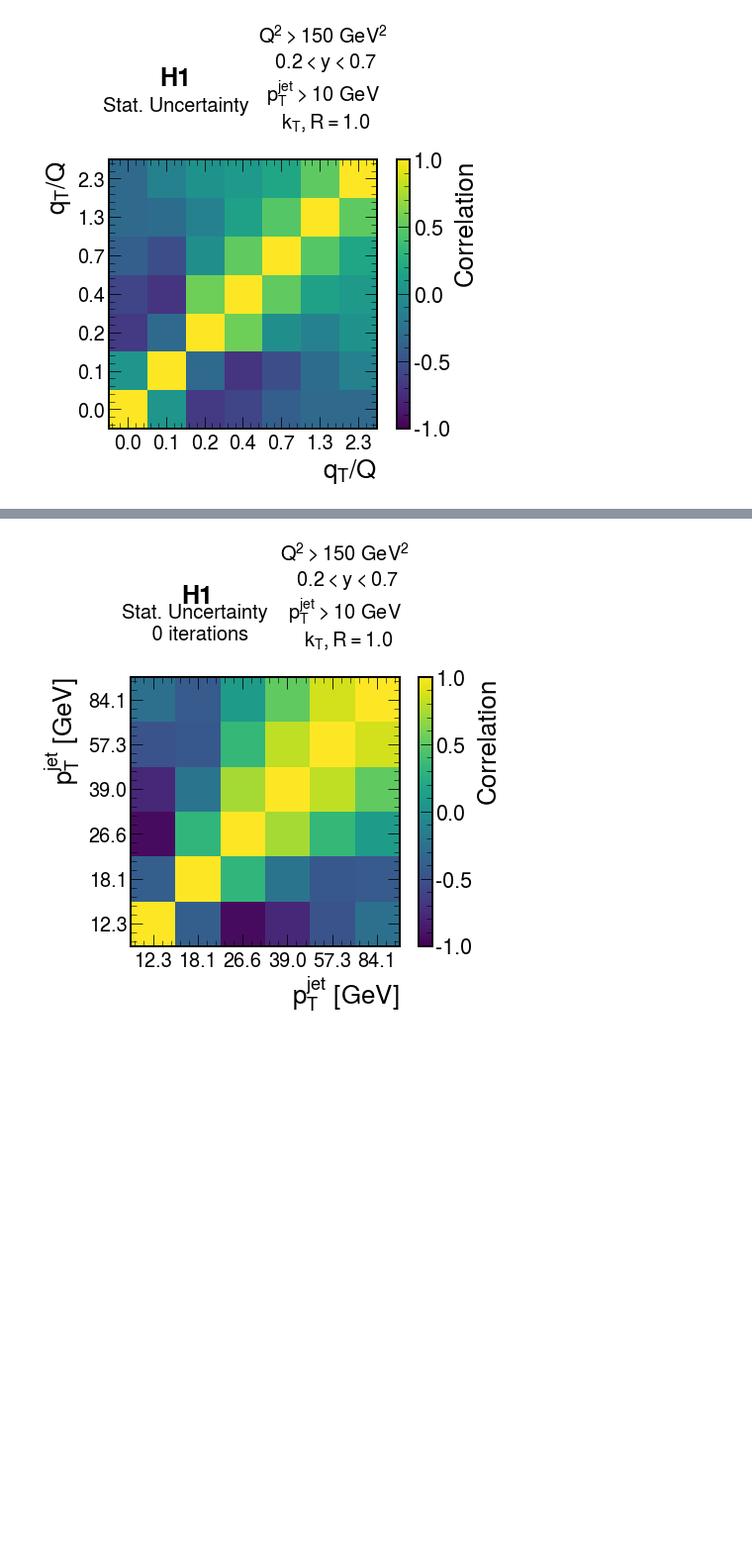
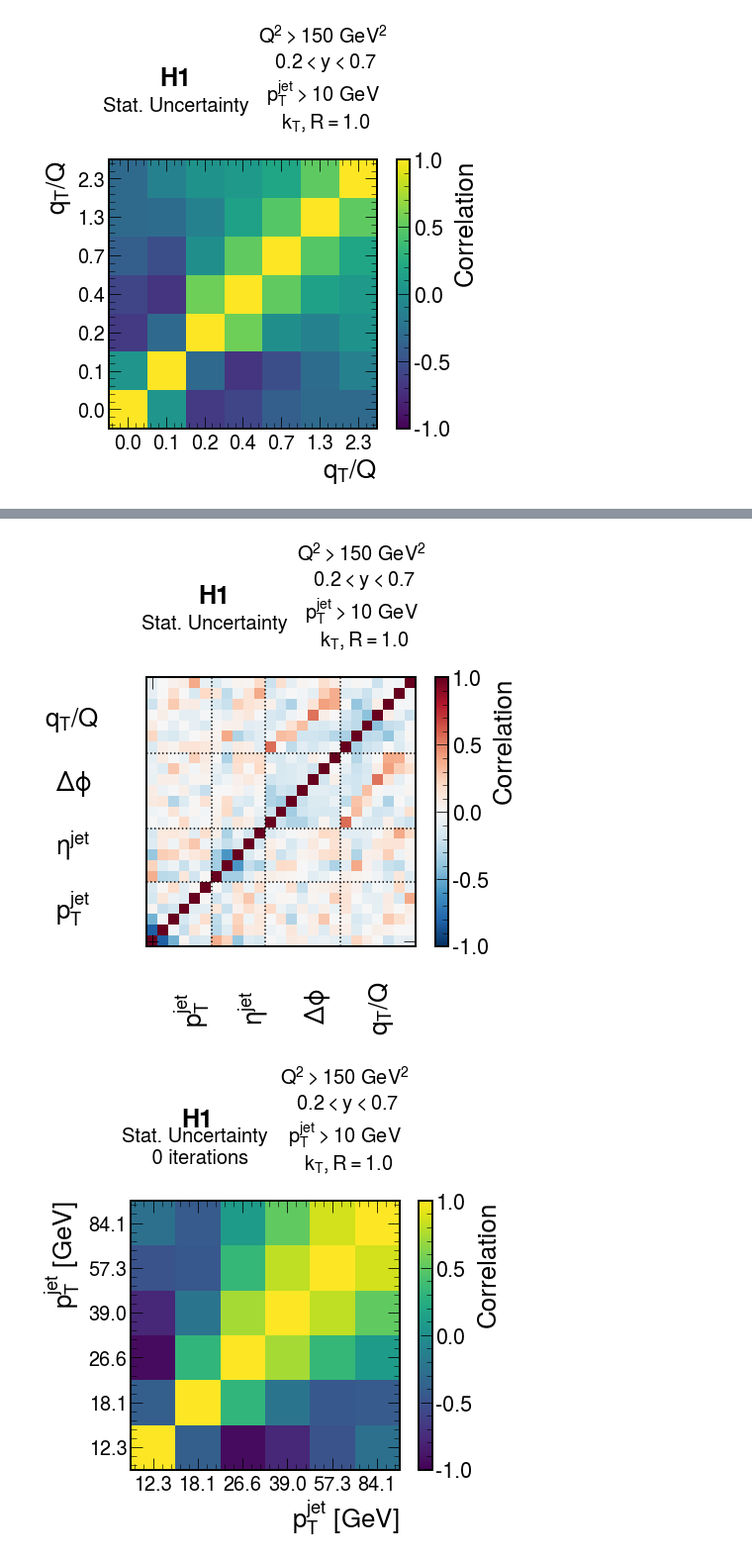
Before and after one commit to miguelignacio/disjets, a Jupyter notebook: ResponseAndCovarianceMatrices.ipynb, the cells around one changed output, grey strips where cells are left out. Shown at 99% size. Drawn from its saved outputs; the diff is of its cells as text; code cells hidden in the pictures; blank space fills up the shorter version.

```diff
--- a/ResponseAndCovarianceMatrices.ipynb
+++ b/ResponseAndCovarianceMatrices.ipynb
@@ -440,3 +548,85 @@ for jj in range(4):
+# %%
+#make a mega correlation matrix?
+
+firststrap = np.concatenate([unfolded_vals[0,0],unfolded_vals[0,1],unfolded_vals[0,2],unfolded_vals[0,3]])
+cov_mat = np.zeros([len(firststrap),len(firststrap)])
+for i in range(len(firststrap)):
+    for j in range(len(firststrap)):
+        #Stat. uncert
+        EX = np.mean(np.array([np.concatenate([unfolded_vals[ii,0],unfolded_vals[ii,1],unfolded_vals[ii,2],unfolded_vals[ii,3]]) for ii in range(1,100)])[:,i])
+        EY = np.mean(np.array([np.concatenate([unfolded_vals[ii,0],unfolded_vals[ii,1],unfolded_vals[ii,2],unfolded_vals[ii,3]]) for ii in range(1,100)])[:,j])
+        EXY = np.mean(np.array([np.concatenate([unfolded_vals[ii,0],unfolded_vals[ii,1],unfolded_vals[ii,2],unfolded_vals[ii,3]]) for ii in range(1,100)])[:,i]*np.array([np.concatenate([unfolded_vals[ii,0],unfolded_vals[ii,1],unfolded_vals[ii,2],unfolded_vals[ii,3]]) for ii in range(1,100)])[:,j])
+        cov_mat[i,j]+=EXY-EX*EY
+
+cov_mat = np.array(cov_mat)
+cor_mat = cov_mat.copy()
+for i in range(len(firststrap)):
+    for j in range(len(firststrap)):
+        cor_mat[i,j]=cov_mat[i,j]/(cov_mat[i,i]*cov_mat[j,j])**0.5
+
+fig = plt.figure(figsize=(7, 5))
+gs = gridspec.GridSpec(1, 1, height_ratios=[1])
+ax0 = plt.subplot(gs[0])
+ax0.yaxis.set_ticks_position('both')
+ax0.xaxis.set_ticks_position('both')
+ax0.tick_params(direction="in",which="both")
+ax0.minorticks_on()
+plt.xticks(fontsize=20)
+plt.yticks(fontsize=20)
+
+plt.imshow(cor_mat,vmin = -1,vmax = 1,origin='lower',cmap="RdBu_r")
+cbar = plt.colorbar()
+cbar.ax.set_ylabel('Correlation')
+
+plt.text(0.25, 1.3,'H1',
+              horizontalalignment='center',
+     verticalalignment='center',
+     transform = ax0.transAxes, fontsize=25, fontweight='bold')
+plt.text(0.25, 1.2,'Stat. Uncertainty',
+              horizontalalignment='center',
+     verticalalignment='center',
+     transform = ax0.transAxes, fontsize=20)
+plt.text(0.8, 1.3,'$Q^{2}>$150 GeV$^{2}$ \n $0.2<y<0.7$ \n $p_{T}^{jet}>10$ GeV  \n $k_{T}, R=1.0$',
+     horizontalalignment='center',
+     verticalalignment='center',
+     transform = ax0.transAxes, fontsize=20)
+
+#plt.ylabel("bin")
+#plt.xlabel("bin")
+
+plt.text(2,-7,"$p_T^{jet}$", rotation=90)
+plt.text(8,-7,"$\eta^{jet}$", rotation=90)
+plt.text(14,-7,"$\Delta\phi$", rotation=90)
+plt.text(20,-8,"$q_T/Q$", rotation=90)
+
+plt.text(-9,2,"$p_T^{jet}$")
+plt.text(-9,8,"$\eta^{jet}$")
+plt.text(-9,14,"$\Delta\phi$")
+plt.text(-10,20,"$q_T/Q$")
+
+mysum = 0
+for i in range(4):
+    mysum+=len(unfolded_vals[0,i])
+    plt.axvline(mysum-0.5,color="black",ls=":")
+    plt.axhline(mysum-0.5,color="black",ls=":")
+
+mylabs = [""]
+if (j<2):
+    for i in range(len(bins[jj])-1):
+        mylabs+=["%0.0f" % (0.5*(bins[jj][i]+bins[jj][i+1]))]
+else:
+    for i in range(len(bins[jj])-1):
+        mylabs+=["%0.1f" % (0.5*(bins[jj][i]+bins[jj][i+1]))]
+ax0.set_xticklabels(mylabs)
+ax0.set_yticklabels(mylabs)
+ax0.xaxis.set_major_locator(plt.MaxNLocator(len(bins[jj])))
+ax0.yaxis.set_major_locator(plt.MaxNLocator(len(bins[jj])))
+plt.xticks([0],[""], rotation='vertical')
+plt.yticks([0],[""], rotation='vertical')
+
+fig.savefig('figures/CorStatMat_all.pdf',bbox_inches='tight')
+# %% [output]
+[figure, added]
 # %%
 #Stat uncert.
 unfolded_vals_bootstraps_other = {}
```
Also changed, not shown: parts of 3 cells of this notebook.
